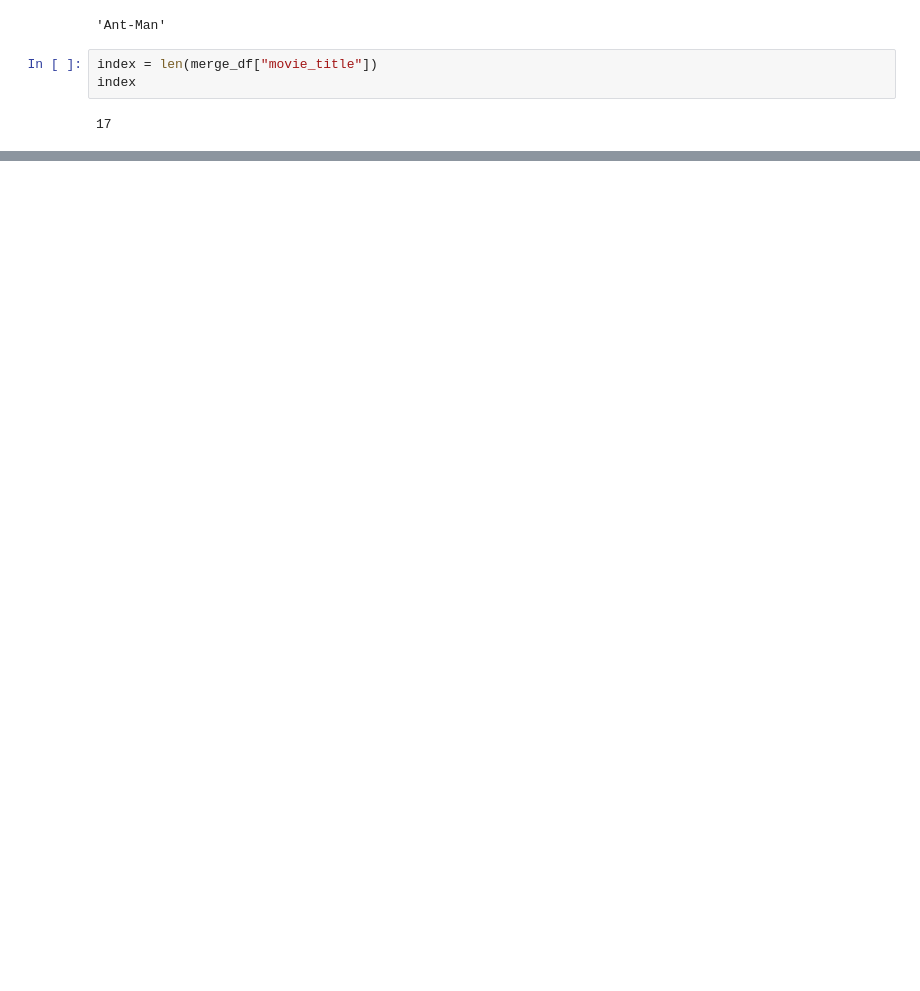
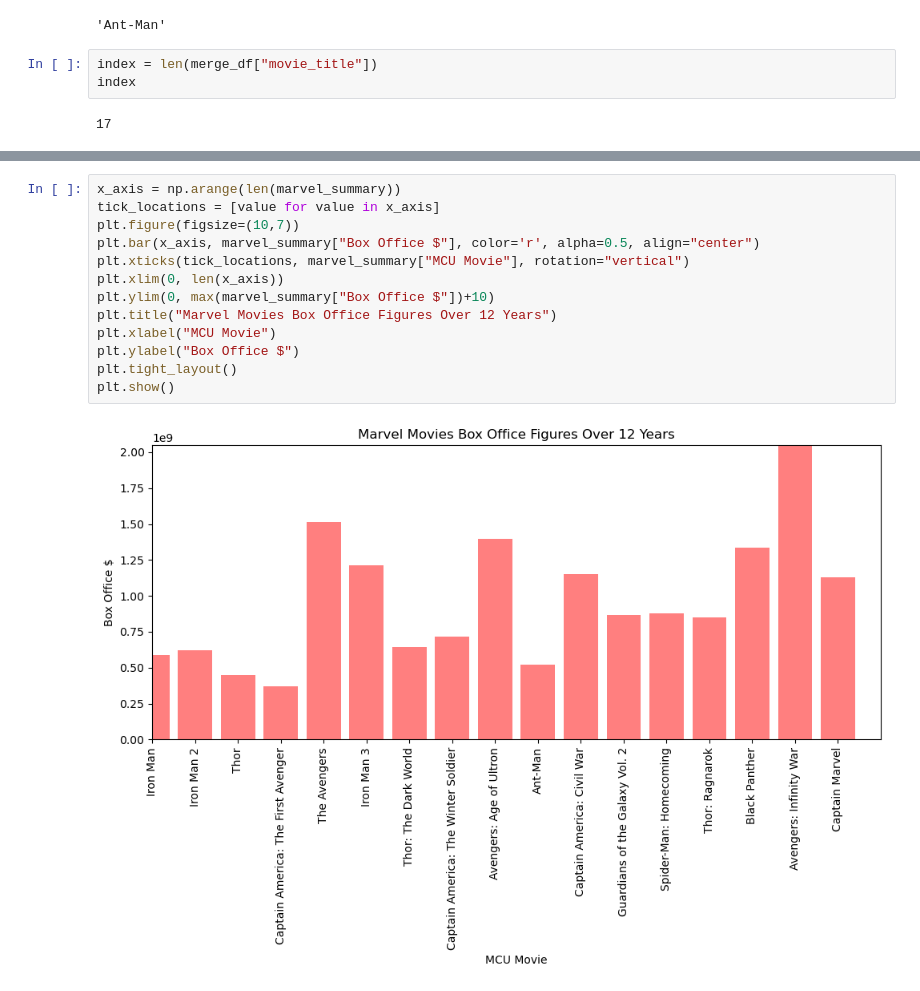
Before and after one commit to JakobAnhorn/Marvel-Project, a Jupyter notebook: marvel_creators.ipynb, the cells around one changed output, grey strips where cells are left out. Drawn from its saved outputs; the diff is of its cells as text; blank space fills up the shorter version.

```diff
--- a/marvel_creators.ipynb
+++ b/marvel_creators.ipynb
@@ -471,0 +874,15 @@ movies_df
+# %%
+x_axis = np.arange(len(marvel_summary))
+tick_locations = [value for value in x_axis]
+plt.figure(figsize=(10,7))
+plt.bar(x_axis, marvel_summary["Box Office $"], color='r', alpha=0.5, align="center")
+plt.xticks(tick_locations, marvel_summary["MCU Movie"], rotation="vertical")
+plt.xlim(0, len(x_axis))
+plt.ylim(0, max(marvel_summary["Box Office $"])+10)
+plt.title("Marvel Movies Box Office Figures Over 12 Years")
+plt.xlabel("MCU Movie")
+plt.ylabel("Box Office $")
+plt.tight_layout()
+plt.show()
+# %% [output]
+[figure, added]
```
Also changed, not shown: parts of 76 cells of this notebook, 1 other file.
